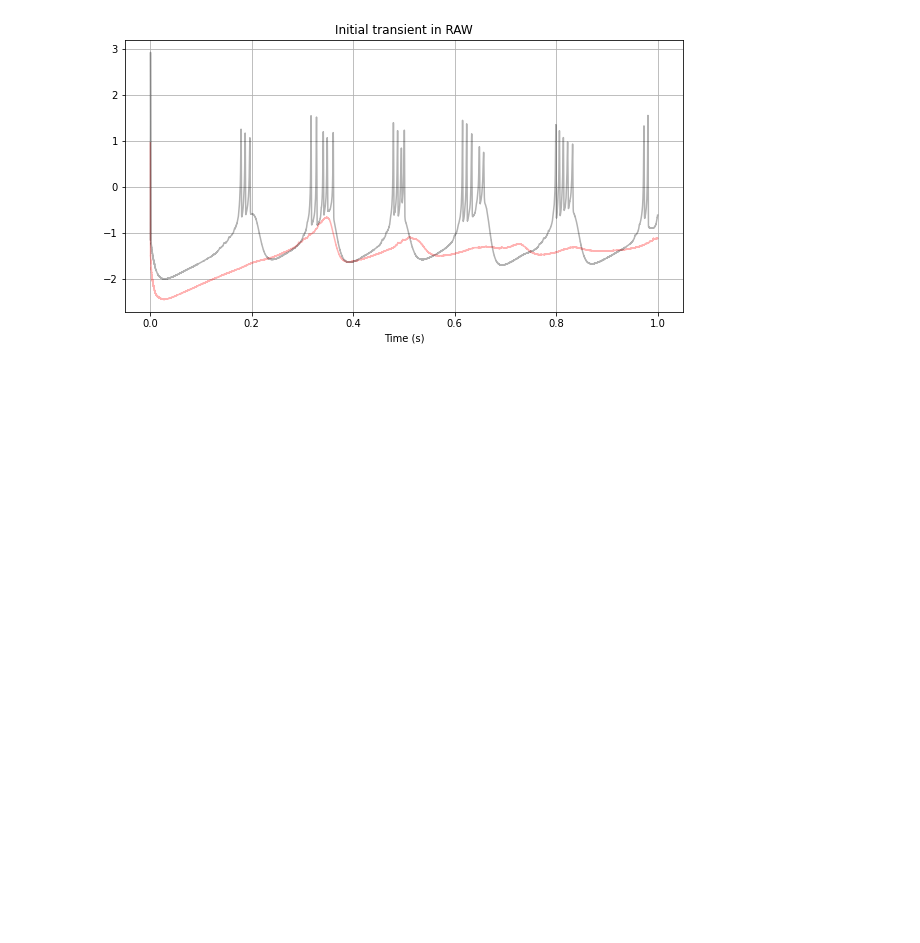
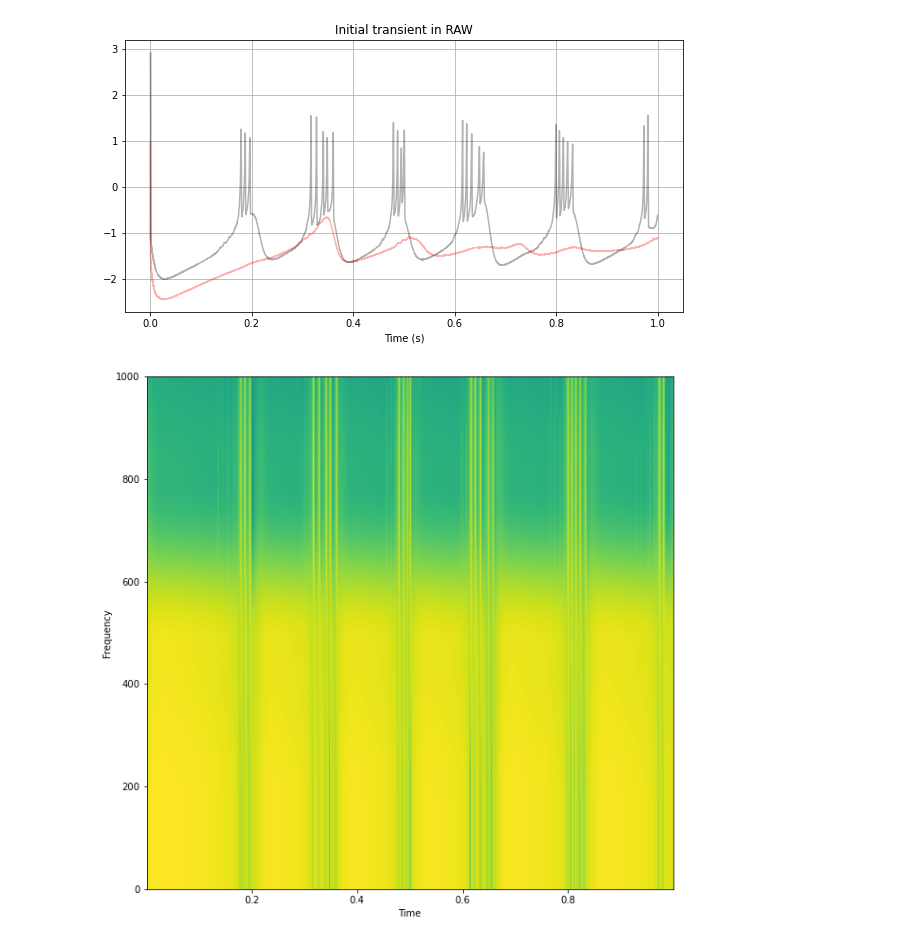
Before and after one commit to yilewang/tvbdemos, a Jupyter notebook: sim1.ipynb, the cells around one changed output. Drawn from its saved outputs; the diff is of its cells as text; code cells hidden in the pictures; blank space fills up the shorter version.

```diff
--- a/sim1.ipynb
+++ b/sim1.ipynb
@@ -58,2 +60,12 @@ grid(True);
 # %% [output]
 [figure]
+# %%
+# calculate the time-frequency analysis
+plt.figure(figsize=(10,10))
+powerSpectrum, freqenciesFound, time, imageAxis = plt.specgram(raw_data[:, 0, 5, 0], Fs=81920)
+plt.axis(ymin=0, ymax=1000)
+plt.xlabel('Time')
+plt.ylabel('Frequency')
+plt.show()
+# %% [output]
+[figure, added]
```
Also changed, not shown: parts of 3 cells of this notebook.
